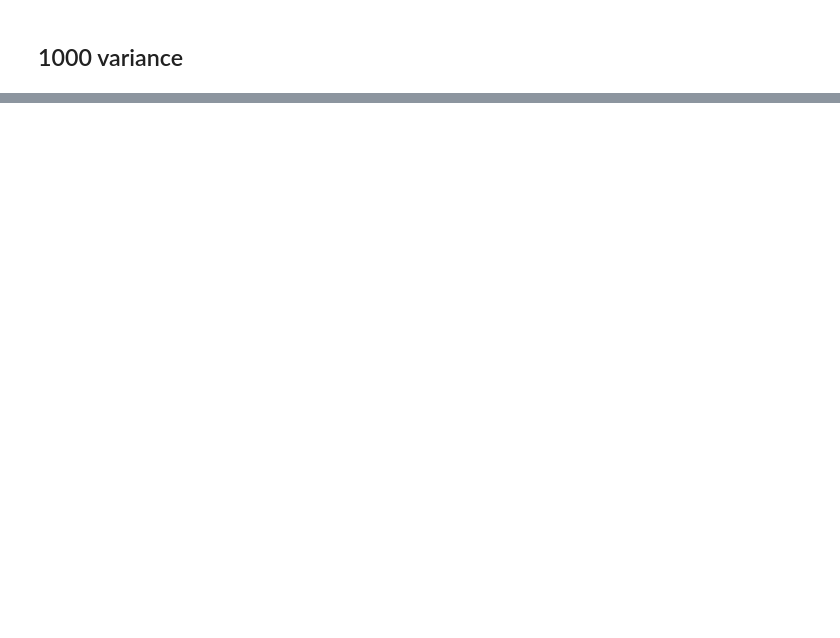
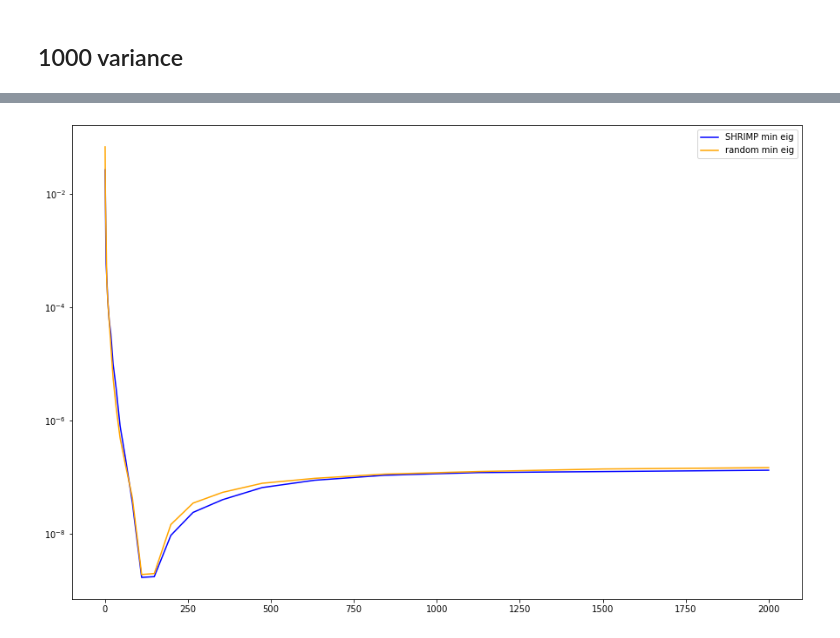
Before and after one commit to rhshi/sparse-rf, a Jupyter notebook: examples/spectrum/test_fn4.ipynb, the cells around one changed output, grey strips where cells are left out. Saved outputs shown, nothing was run; the diff lists cells and outputs as text; code cells hidden in the pictures; blank space fills up the shorter version.

```diff
--- a/examples/spectrum/test_fn4.ipynb
+++ b/examples/spectrum/test_fn4.ipynb
@@ -105,0 +131,8 @@ plt.show()
+# %%
+plt.figure(figsize=(15, 10))
+plt.semilogy(svr_d.lengths[:], np.array(svr_d.eigs_s_min[:]) / np.array(svr_d.lengths), label="SHRIMP min eig", color="blue")
+plt.semilogy(svr_d.lengths[:], np.array(svr_d.eigs_r_min[:]) / np.array(svr_d.lengths), label="random min eig", color="orange")
+plt.legend(loc="best")
+plt.show()
+# %% [output]
+[figure, added]
```
Also changed, not shown: parts of 13 cells of this notebook, 1 other file.
